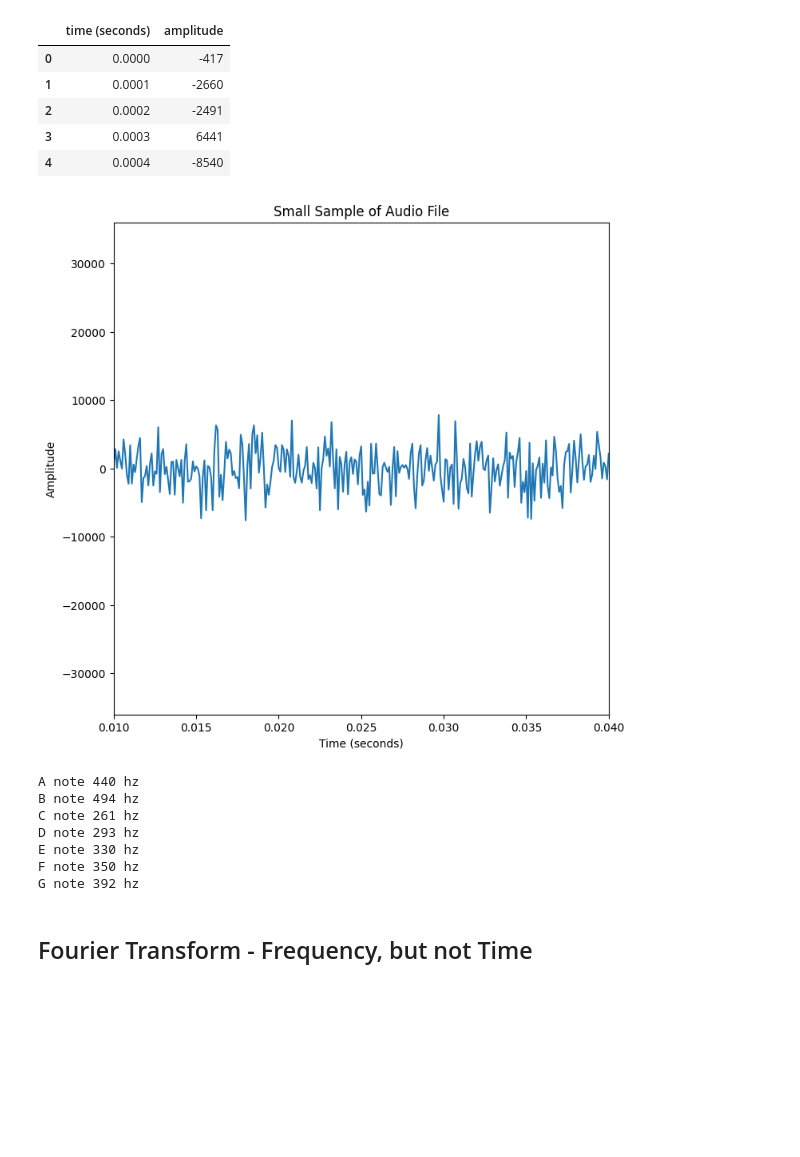
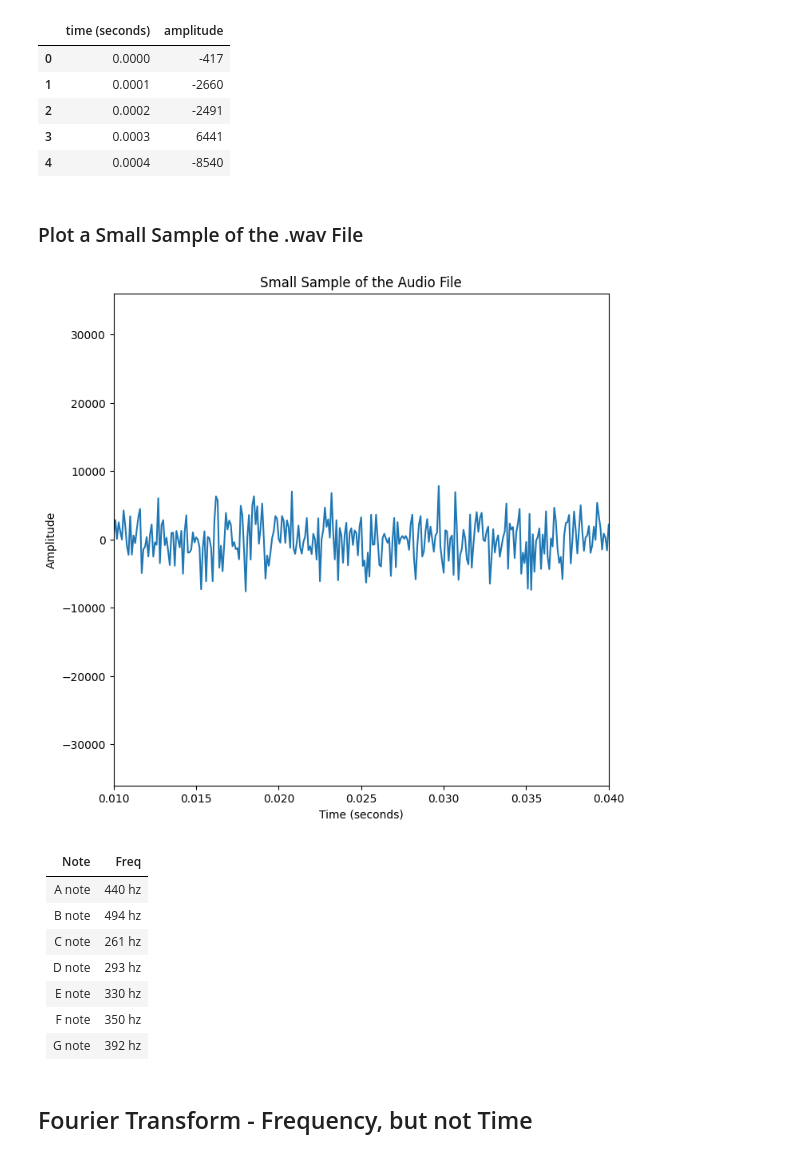
Before and after one commit to ProjectPythia/wavelet-cookbook, a Jupyter notebook: notebooks/wavelet-introduction/wavelet-basics.ipynb, the cells around one changed output. Cells and saved outputs as stored; diff of their text form; code cells hidden in the pictures; blank space fills up the shorter version.

```diff
--- a/notebooks/wavelet-introduction/wavelet-basics.ipynb
+++ b/notebooks/wavelet-introduction/wavelet-basics.ipynb
@@ -91,41 +73,37 @@ signal_df.head()
 | 2 | 0.0002 | -2491 |
 | 3 | 0.0003 | 6441 |
 | 4 | 0.0004 | -8540 |
+# %% [markdown]
+### Plot a Small Sample of the .wav File
 # %%
-# Plot .wav file
 fig, ax = plt.subplots(figsize=(8, 8))
 fig = plt.plot(signal_df["time (seconds)"], signal_df["amplitude"])
-plt.title("Small Sample of Audio File")
 ax.set_xlim(signal_df["time (seconds)"][100], signal_df["time (seconds)"][400])
+plt.title("Small Sample of the Audio File")
 plt.xlabel("Time (seconds)")
 plt.ylabel("Amplitude")
 plt.show()
 # %% [output]
-[figure, old version]
+[figure, new version]
 # %%
 # note frequency in hz
 a_freq = 440
-print(f"A note {a_freq} hz")
 b_freq = 494
-print(f"B note {b_freq} hz")
 c_freq = 261
-print(f"C note {c_freq} hz")
 d_freq = 293
-print(f"D note {d_freq} hz")
 e_freq = 330
-print(f"E note {e_freq} hz")
 f_freq = 350
-print(f"F note {f_freq} hz")
 g_freq = 392
-print(f"G note {g_freq} hz")
-# %% [output]
-A note 440 hz
-B note 494 hz
-C note 261 hz
-D note 293 hz
-E note 330 hz
-F note 350 hz
-G note 392 hz
+# %% [markdown]
+| Note   | Freq   |
+|--------|--------|
+| A note | 440 hz |
+| B note | 494 hz |
+| C note | 261 hz |
+| D note | 293 hz |
+| E note | 330 hz |
+| F note | 350 hz |
+| G note | 392 hz |
 # %% [markdown]
 ## Fourier Transform - Frequency, but not Time
 # %% [markdown]
```
Also changed, not shown: parts of 36 cells of this notebook, 3 other files.
